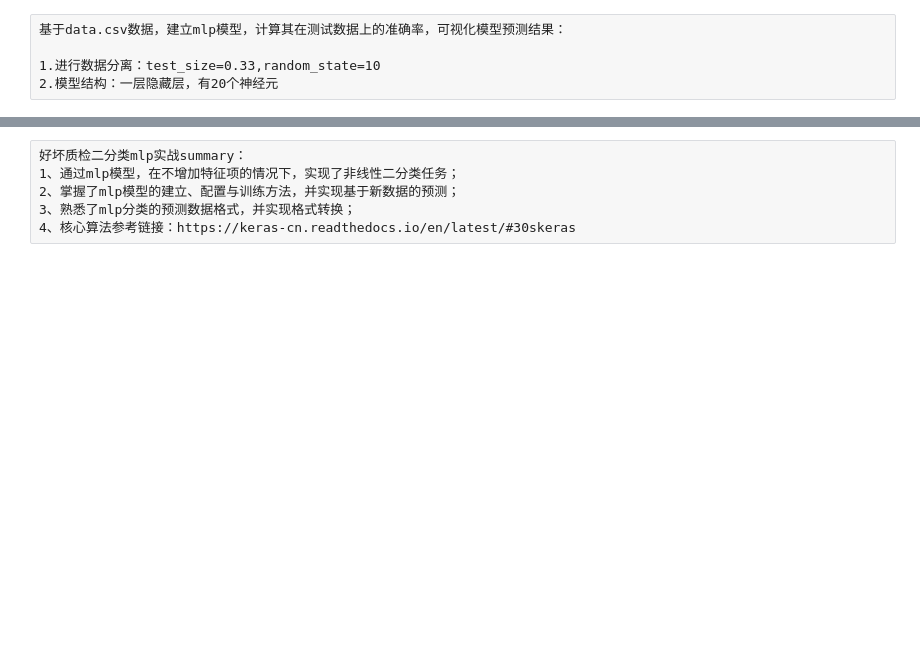
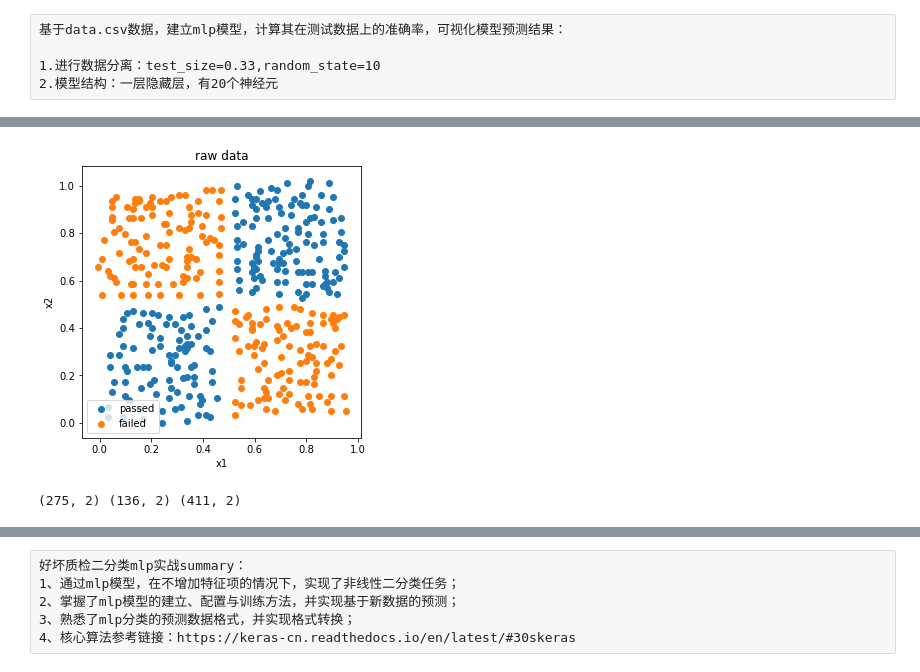
Before and after one commit to allenjiang666/self-learning-data-science, a Jupyter notebook: MLP/task1.ipynb, the cells around one changed output, grey strips where cells are left out. Drawn from its saved outputs; the diff is of its cells as text; code cells hidden in the pictures; blank space fills up the shorter version.

```diff
--- a/MLP/task1.ipynb
+++ b/MLP/task1.ipynb
@@ -164,0 +35,21 @@ y_range_predict_form.shape
+# %%
+#visualize the data
+%matplotlib inline
+from matplotlib import pyplot as plt
+fig1 = plt.figure(figsize=(5,5))
+passed=plt.scatter(X.loc[:,'x1'][y==1],X.loc[:,'x2'][y==1])
+failed=plt.scatter(X.loc[:,'x1'][y==0],X.loc[:,'x2'][y==0])
+plt.legend((passed,failed),('passed','failed'))
+plt.xlabel('x1')
+plt.ylabel('x2')
+plt.title('raw data')
+plt.show()
+# %% [output]
+[figure, added]
+# %%
+#split the data
+from sklearn.model_selection import train_test_split
+X_train,X_test,y_train,y_test = train_test_split(X,y,test_size=0.33,random_state=10)
+print(X_train.shape,X_test.shape,X.shape)
+# %% [output]
+(275, 2) (136, 2) (411, 2)
```
Also changed, not shown: parts of 39 cells of this notebook.
